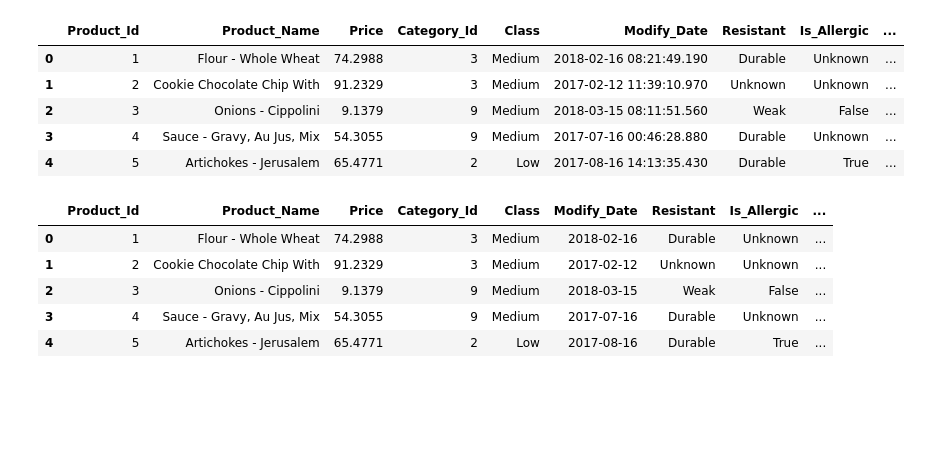
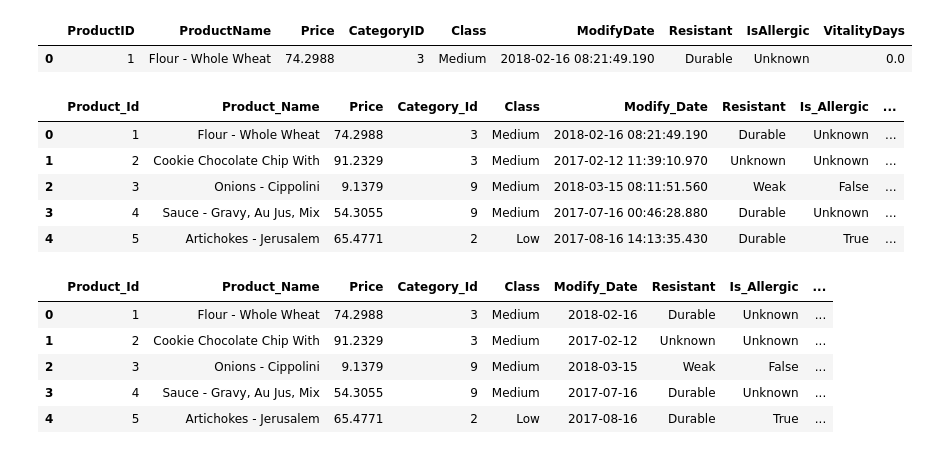
Before and after one commit to LaraHueli/Proyecto_Final_Data, a Jupyter notebook: jupyters/products_clean.ipynb, the cells around one changed output. Saved outputs shown, nothing was run; the diff lists cells and outputs as text; code cells hidden in the pictures; blank space fills up the shorter version.

```diff
--- a/jupyters/products_clean.ipynb
+++ b/jupyters/products_clean.ipynb
@@ -50,6 +50,11 @@ memory usage: 31.9+ KB
 | 2 | 3 | Onions - Cippolini | 9.1379 | 9 | Medium | 2018-03-15 08:11:51.560 | Weak | False | 111.0 |
 | 3 | 4 | Sauce - Gravy, Au Jus, Mix | 54.3055 | 9 | Medium | 2017-07-16 00:46:28.880 | Durable | Unknown | 0.0 |
 | 4 | 5 | Artichokes - Jerusalem | 65.4771 | 2 | Low | 2017-08-16 14:13:35.430 | Durable | True | 27.0 |
+# %%
+df_products[df_products["ProductName"] == "Flour - Whole Wheat"]
+# %% [output]
+|  | ProductID | ProductName | Price | CategoryID | Class | ModifyDate | Resistant | IsAllergic | VitalityDays |
+| 0 | 1 | Flour - Whole Wheat | 74.2988 | 3 | Medium | 2018-02-16 08:21:49.190 | Durable | Unknown | 0.0 |
 # %%
 # Nos interesa limpiar para unificar Nombres pero no el contenido de la columna.
 #Guardar el contenido original de 'ProductName'
```
Also changed, not shown: 1 other file.
